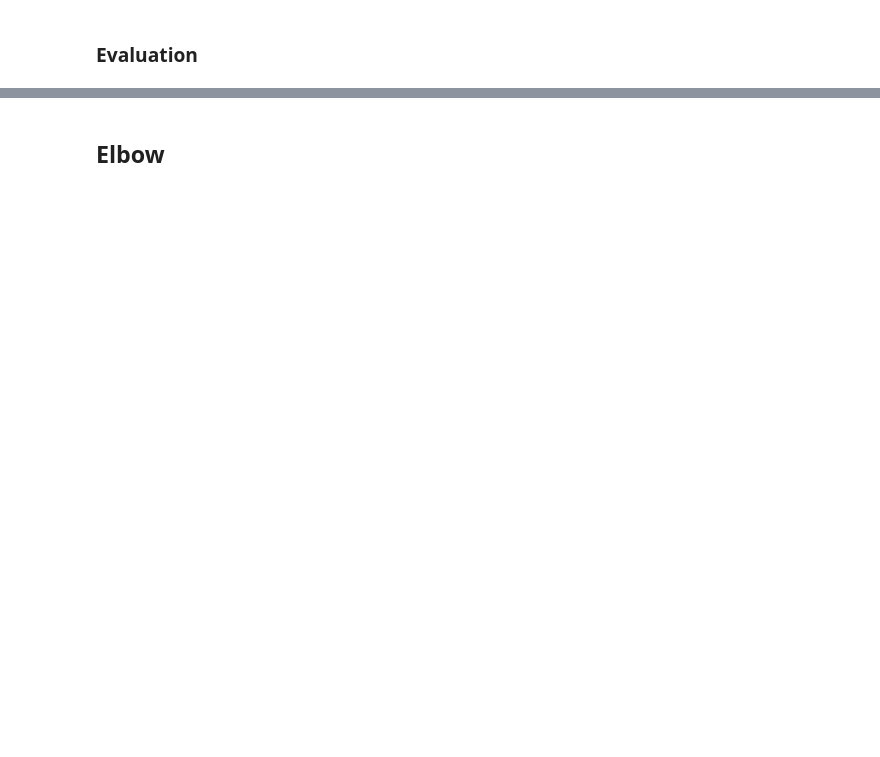
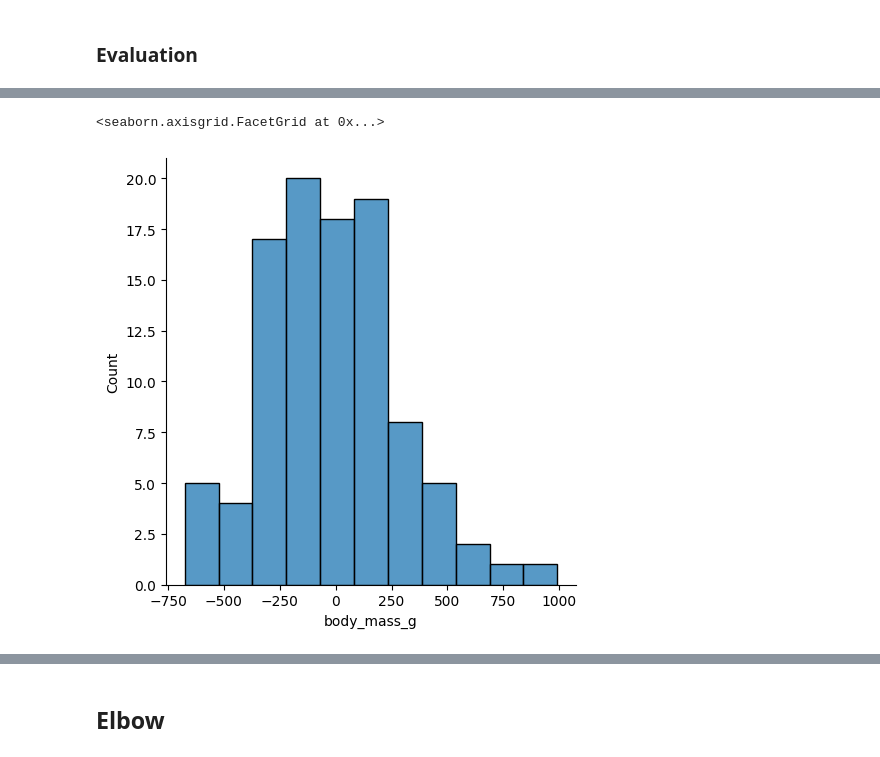
Before and after one commit to acapasu/ML_Models, a Jupyter notebook: Supervised/Regression/06_AdaBoost_Regression/adaboost_regression.ipynb, the cells around one changed output, grey strips where cells are left out. Saved outputs shown, nothing was run; the diff lists cells and outputs as text; code cells hidden in the pictures; blank space fills up the shorter version.

```diff
--- a/Supervised/Regression/06_AdaBoost_Regression/adaboost_regression.ipynb
+++ b/Supervised/Regression/06_AdaBoost_Regression/adaboost_regression.ipynb
@@ -133,3 +148,8 @@ Root Mean Squared Error: 285.8887883060646
+# %%
+sns.displot(y_test- y_pred)
+# %% [output]
+<seaborn.axisgrid.FacetGrid at 0x...>
+[figure, added]
 # %%
 grid_model.best_estimator_.feature_importances_
 # %% [output]
```
Also changed, not shown: parts of 13 cells of this notebook, 3 other files.
